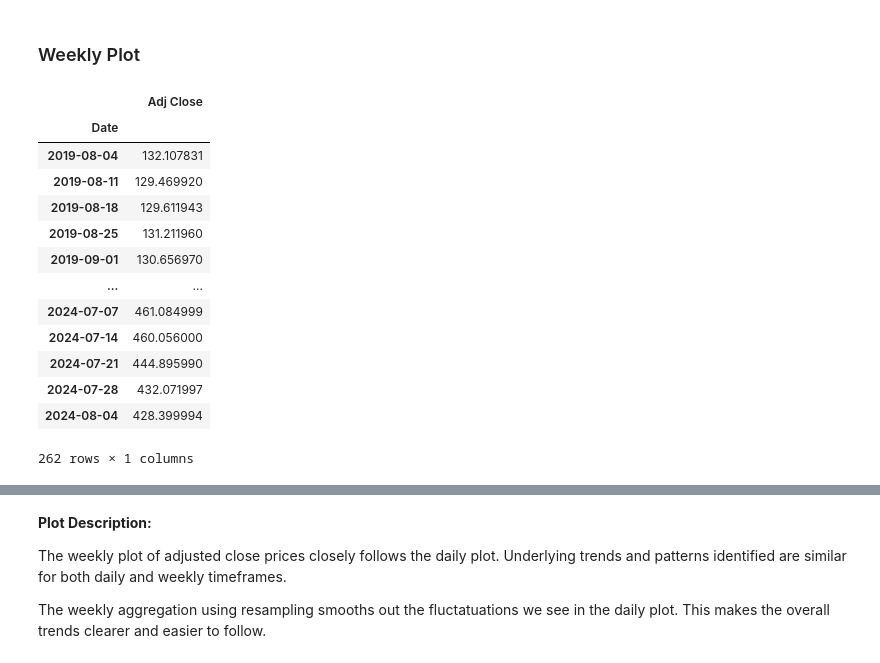
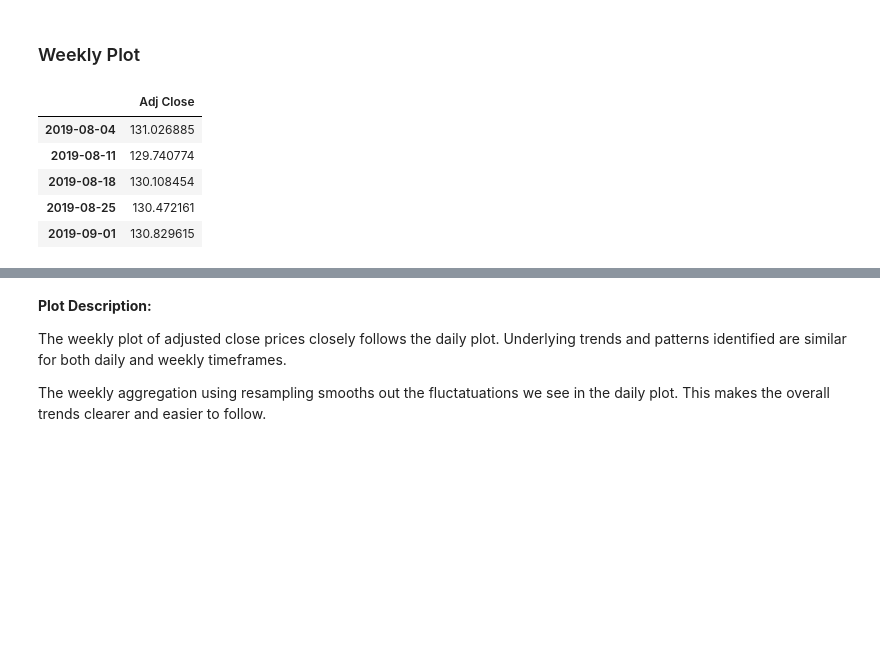
Before and after one commit to simrenbasra/timeseries, a Jupyter notebook: notebooks/01_data_processing/03-data-eda.ipynb, the cells around one changed output, grey strips where cells are left out. Drawn from its saved outputs; the diff is of its cells as text; code cells hidden in the pictures; blank space fills up the shorter version.

```diff
--- a/notebooks/01_data_processing/03-data-eda.ipynb
+++ b/notebooks/01_data_processing/03-data-eda.ipynb
@@ -23,4 +35,4 @@ import statsmodels.api as sm
 ## Data Loading
 ----
 # %%
-msft_df = pd.read_csv('../../data/microsoft_data_cleaned.csv', index_col='Date')
+msft_df = pd.read_csv('../../data/microsoft_data_cleaned.csv', index_col=0)
@@ -119,19 +128,11 @@ From 2023, Microsoft’s stock shows signs of recovery, likely due to a stabilsa
 # Aggregate to weekly frequency
 weekly_msft_df = msft_df[['Adj Close']].resample('W').mean()
 # %%
-weekly_msft_df
+weekly_msft_df.head(5)
 # %% [output]
 |  | Adj Close |
-| Date |  |
-| 2019-08-04 | 132.107831 |
-| 2019-08-11 | 129.469920 |
-| 2019-08-18 | 129.611943 |
-| 2019-08-25 | 131.211960 |
-| 2019-09-01 | 130.656970 |
-| ... | ... |
-| 2024-07-07 | 461.084999 |
-| 2024-07-14 | 460.056000 |
-| 2024-07-21 | 444.895990 |
-| 2024-07-28 | 432.071997 |
-| 2024-08-04 | 428.399994 |
+| 2019-08-04 | 131.026885 |
+| 2019-08-11 | 129.740774 |
+| 2019-08-18 | 130.108454 |
+| 2019-08-25 | 130.472161 |
+| 2019-09-01 | 130.829615 |
-262 rows × 1 columns
```
Also changed, not shown: parts of 51 cells of this notebook.
